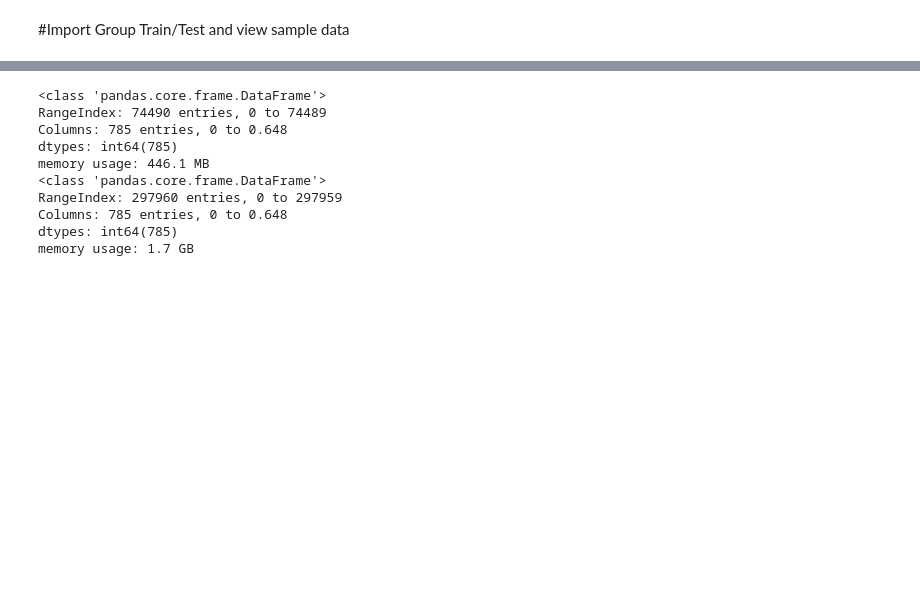
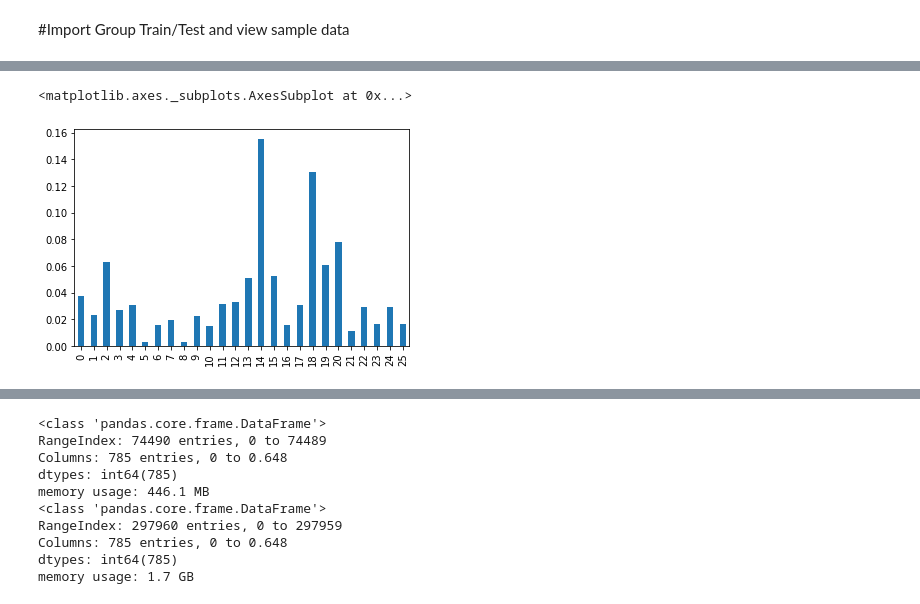
Before and after one commit to ArpithaSrinivas5/CMPE255_DataMinningProject, a Jupyter notebook: Reg/Reg_working_notebook.ipynb, the cells around one changed output, grey strips where cells are left out. Cells and saved outputs as stored; diff of their text form; code cells hidden in the pictures; blank space fills up the shorter version.

Commit message:
Added code for getting a stratified test/train dataset

```diff
--- a/Reg/Reg_working_notebook.ipynb
+++ b/Reg/Reg_working_notebook.ipynb
@@ -15,6 +15,6 @@ import numpy as np
 from sklearn import model_selection
 from PIL import Image
 from sklearn.neighbors import KNeighborsClassifier
-
 np.set_printoptions(linewidth=115)
+folderloc ="/content/drive/Shareddrives/CMPE 255 - Team Project/"
 # %%
@@ -33,0 +153,6 @@ input_test = pd.read_csv(folderloc + "test.csv",header = 0)
+# %%
+#Distribution of train set
+input_train["0"].value_counts(sort=False,normalize=True).sort_index().plot(kind='bar')
+# %% [output]
+<matplotlib.axes._subplots.AxesSubplot at 0x...>
+[figure, added]
```
Also changed, not shown: parts of 18 cells of this notebook.
